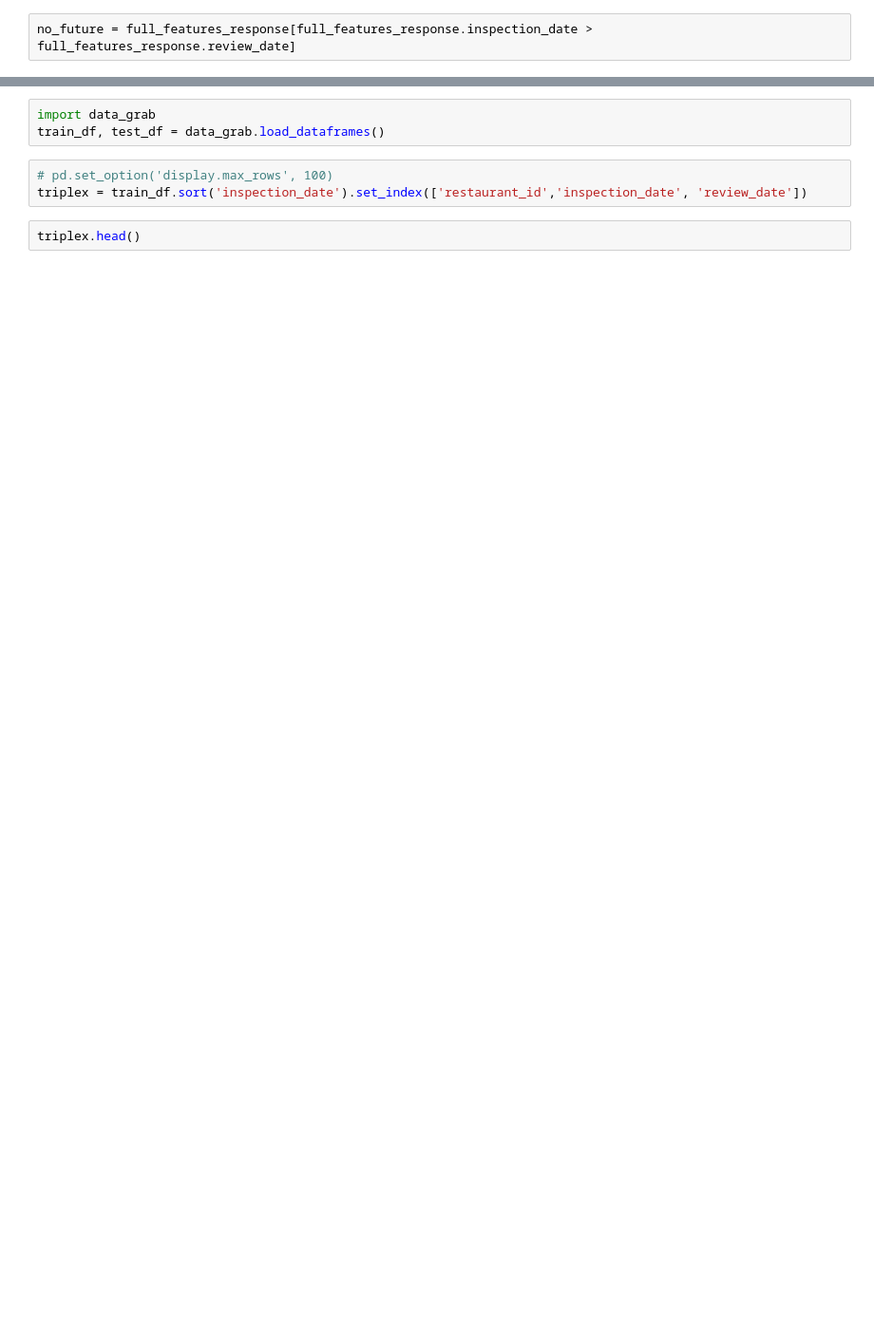
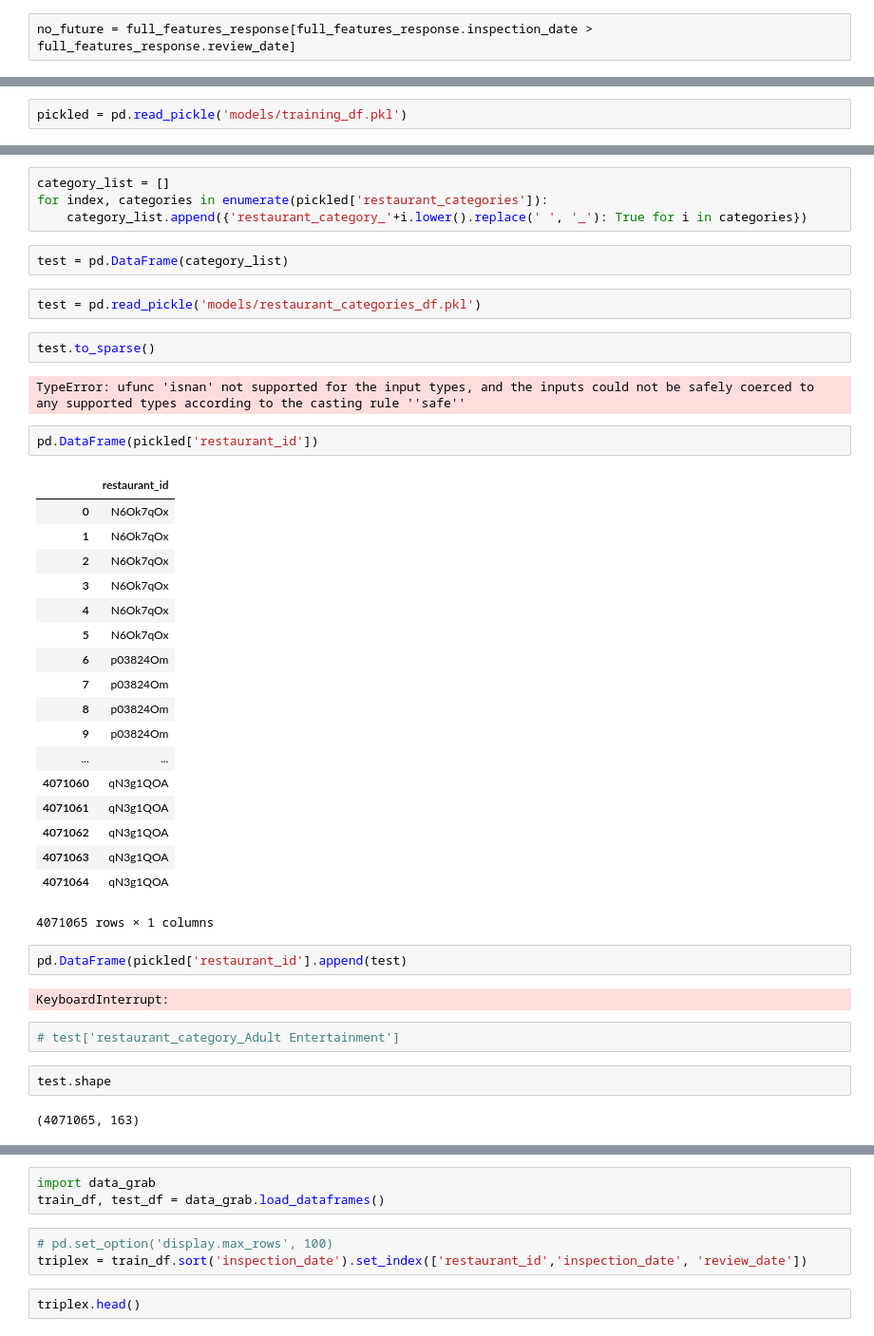
Before and after one commit to potatochip/kojak, a Jupyter notebook: feature_exploration.ipynb, the cells around one changed output, grey strips where cells are left out. Shown at 95% size. Cells and saved outputs as stored; diff of their text form; blank space fills up the shorter version.

```diff
--- a/feature_exploration.ipynb
+++ b/feature_exploration.ipynb
@@ -185,3 +329,5 @@ no_future['restaurant_id_number'] = restaurant_cats.codes
 # no_future['vote_funny'] = [i[1]['funny'] for i in no_future.review_votes.iteritems()]
 # no_future['vote_useful'] = [i[1]['useful'] for i in no_future.review_votes.iteritems()]
 # no_future = no_future.drop('review_votes')
+# %%
+pickled = pd.read_pickle('models/training_df.pkl')
@@ -187,0 +356,43 @@ no_future['restaurant_id_number'] = restaurant_cats.codes
+# %%
+category_list = []
+for index, categories in enumerate(pickled['restaurant_categories']):
+    category_list.append({'restaurant_category_'+i.lower().replace(' ', '_'): True for i in categories})
+# %%
+test = pd.DataFrame(category_list)
+# %%
+test = pd.read_pickle('models/restaurant_categories_df.pkl')
+# %%
+test.to_sparse()
+# %% [output]
+TypeError: ufunc 'isnan' not supported for the input types, and the inputs could not be safely coerced to any supported types according to the casting rule ''safe''
+# %%
+pd.DataFrame(pickled['restaurant_id'])
+# %% [output]
+|  | restaurant_id |
+| 0 | N6Ok7qOx |
+| 1 | N6Ok7qOx |
+| 2 | N6Ok7qOx |
+| 3 | N6Ok7qOx |
+| 4 | N6Ok7qOx |
+| 5 | N6Ok7qOx |
+| 6 | p03824Om |
+| 7 | p03824Om |
+| 8 | p03824Om |
+| 9 | p03824Om |
+| ... | ... |
+| 4071060 | qN3g1QOA |
+| 4071061 | qN3g1QOA |
+| 4071062 | qN3g1QOA |
+| 4071063 | qN3g1QOA |
+| 4071064 | qN3g1QOA |
+4071065 rows × 1 columns
+# %%
+pd.DataFrame(pickled['restaurant_id'].append(test)
+# %% [output]
+KeyboardInterrupt:
+# %%
+# test['restaurant_category_Adult Entertainment']
+# %%
+test.shape
+# %% [output]
+(4071065, 163)
```
Also changed, not shown: parts of 65 cells of this notebook, 7 other files.
